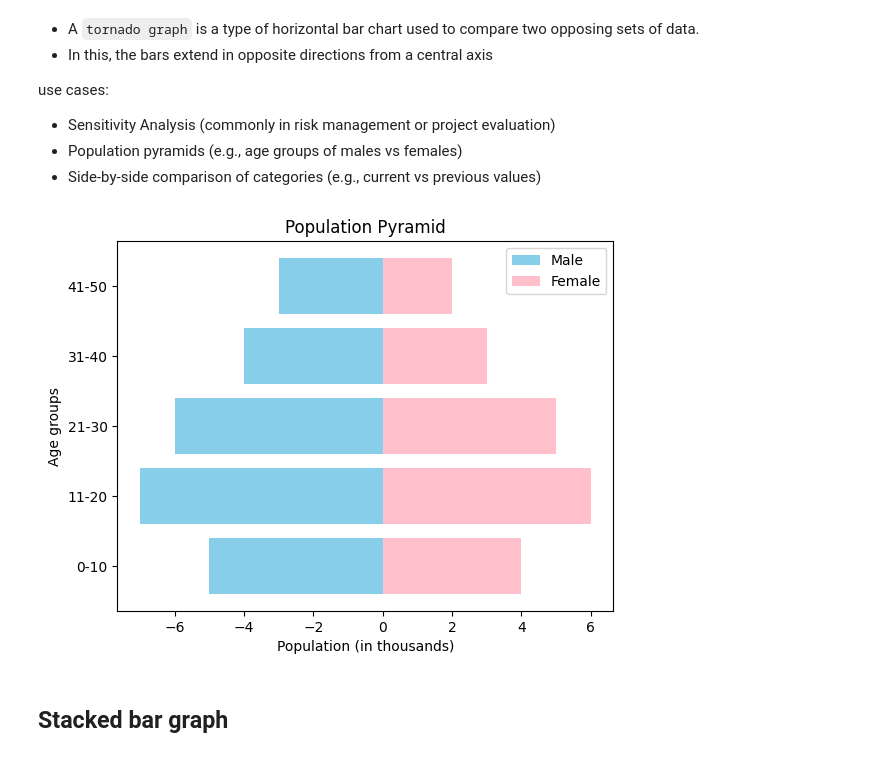
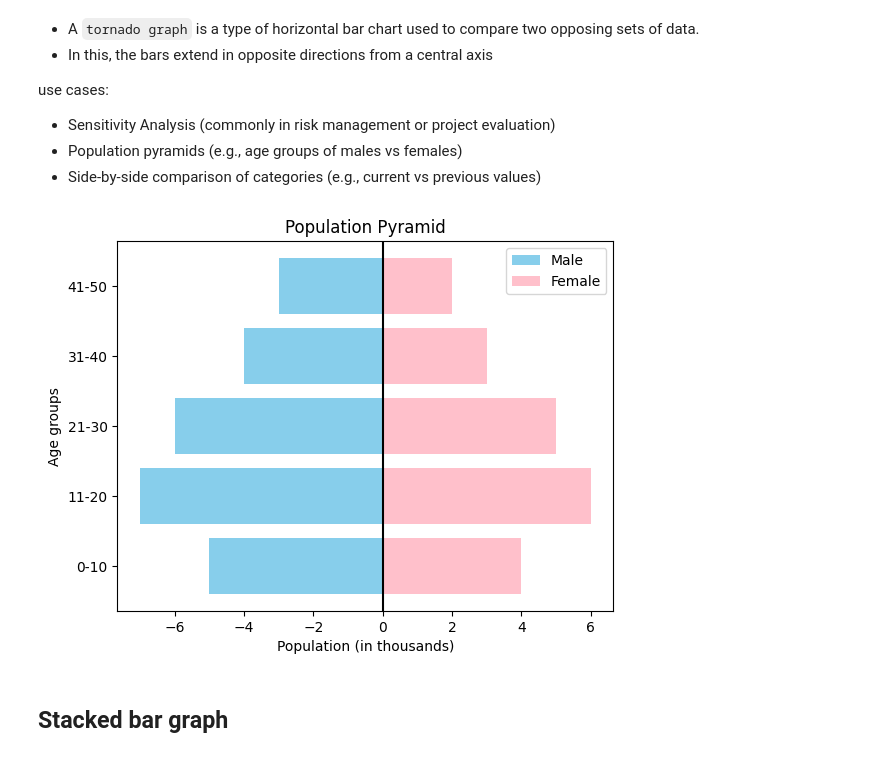
Before and after one commit to Ebad1001/Python_Notes, a Jupyter notebook: Matplotlib/01_Basics.ipynb, the cells around one changed output. Saved outputs shown, nothing was run; the diff lists cells and outputs as text; code cells hidden in the pictures.

```diff
--- a/Matplotlib/01_Basics.ipynb
+++ b/Matplotlib/01_Basics.ipynb
@@ -266,21 +331,21 @@ use cases:
 # %%
 age_groups = ['0-10', '11-20', '21-30', '31-40', '41-50']
 male_pop = np.array([5, 7, 6, 4, 3])
 female_pop = np.array([4, 6, 5, 3, 2])
 
 y = np.arange(len(age_groups))  # [0, 1, 2, 3, 4]
 plt.barh(y, male_pop * (-1), color='skyblue', label='Male') # negative for left bars
 plt.barh(y, female_pop * (+1), color='pink', label='Female') # positive for right bars
 
 plt.yticks(y, age_groups)
 plt.xlabel('Population (in thousands)')
 plt.ylabel('Age groups')
 plt.title('Population Pyramid')
 plt.legend()
-# plt.axvline(0, color='black')
+plt.axvline(0, color='black')
 plt.show()
 # %% [output]
-[figure, old version]
+[figure, new version]
 # %% [markdown]
 ## Stacked bar graph
 # %% [markdown]
```
Also changed, not shown: parts of 10 cells of this notebook, 1 other file.
